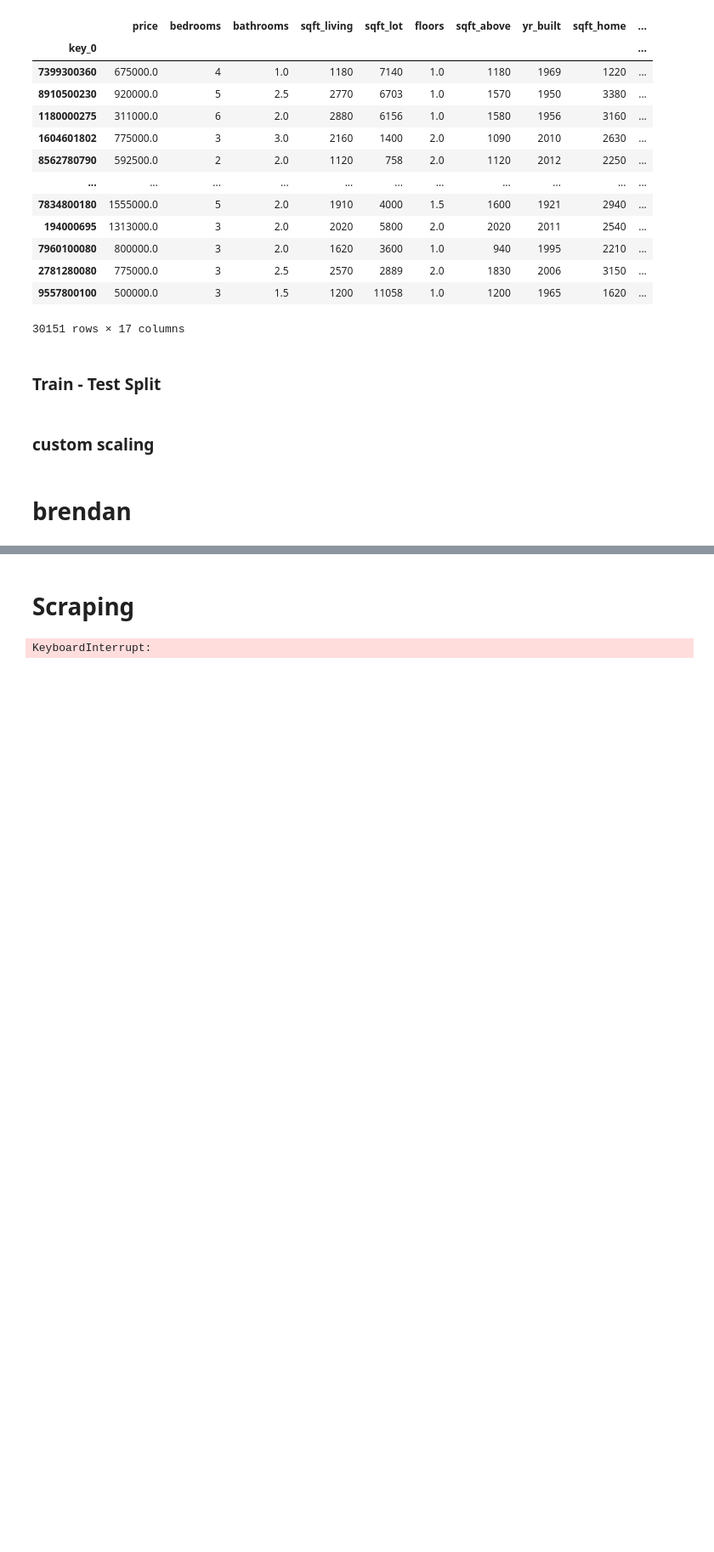
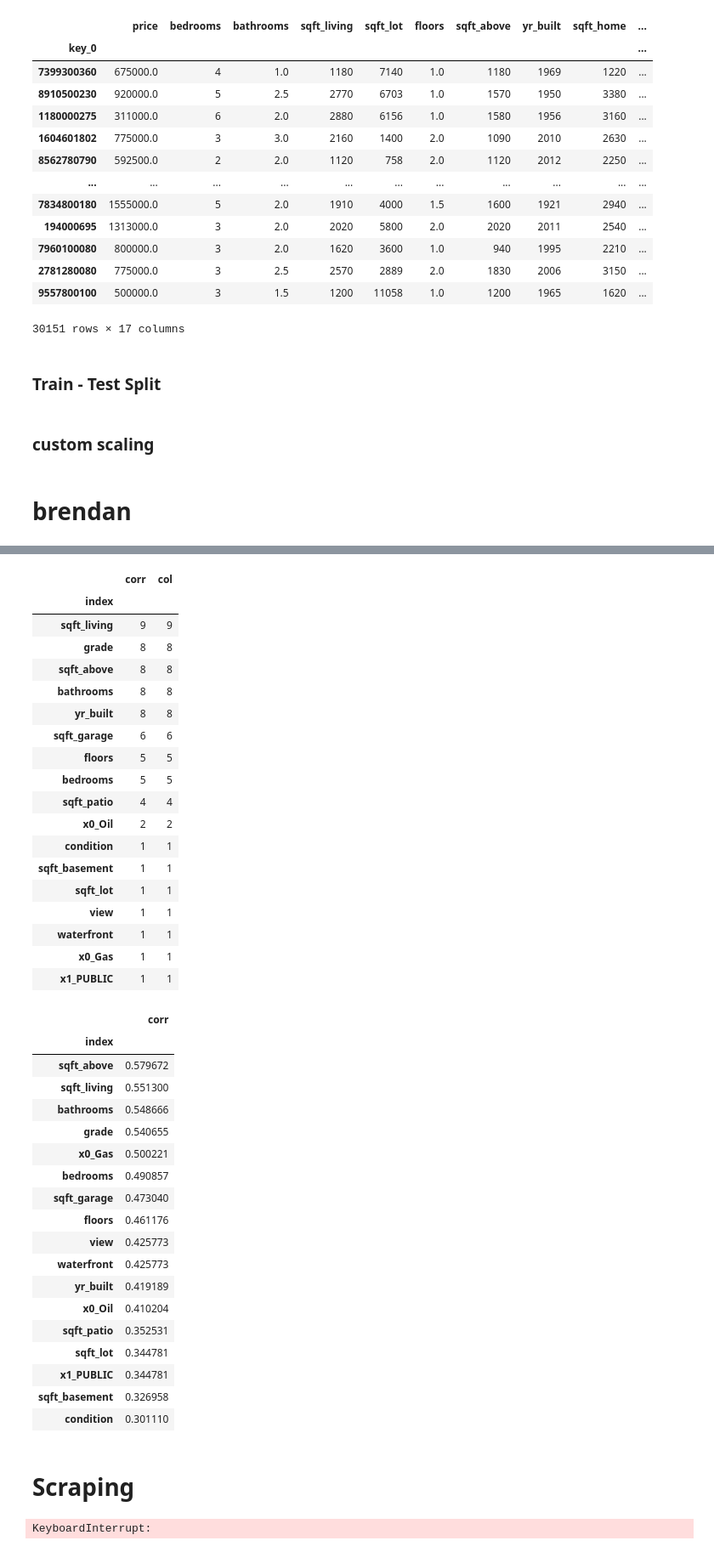
Before and after one commit to alexanderdaffara/HousingSalesRegression, a Jupyter notebook: Alex_Notebook.ipynb, the cells around one changed output, grey strips where cells are left out. Shown at 85% size. Cells and saved outputs as stored; diff of their text form; code cells hidden in the pictures; blank space fills up the shorter version.

```diff
--- a/Alex_Notebook.ipynb
+++ b/Alex_Notebook.ipynb
@@ -1335,0 +1426,10 @@ lr.score(model_df, y[['price']])
+# %%
+corr_df = X_train.corr().abs()
+count = 0
+top_corrs = pd.DataFrame(columns=['corr','index','col'])
+for index in corr_df.index:
+    for col in corr_df.columns:
+        if corr_df.loc[index,col] > .3 and corr_df.loc[index,col] != 1:
+            top_corrs.loc[top_corrs.shape[0]+1] = [corr_df.loc[index,col], index, col]
+            count += 1
+print(count)
@@ -1336,3 +1452,47 @@ lr.score(model_df, y[['price']])
+# %%
+with pd.option_context('display.max_rows', None, 'display.max_columns', None):  # more options can be specified also
+    # display(top_corrs.sort_values(by='corr', ascending=False))
+    display(top_corrs.groupby('index').count().sort_values(by='col', ascending=False))
+    display(top_corrs.groupby('index').mean().sort_values(by='corr', ascending=False))
+# %% [output]
+|  | corr | col |
+| index |  |  |
+| sqft_living | 9 | 9 |
+| grade | 8 | 8 |
+| sqft_above | 8 | 8 |
+| bathrooms | 8 | 8 |
+| yr_built | 8 | 8 |
+| sqft_garage | 6 | 6 |
+| floors | 5 | 5 |
+| bedrooms | 5 | 5 |
+| sqft_patio | 4 | 4 |
+| x0_Oil | 2 | 2 |
+| condition | 1 | 1 |
+| sqft_basement | 1 | 1 |
+| sqft_lot | 1 | 1 |
+| view | 1 | 1 |
+| waterfront | 1 | 1 |
+| x0_Gas | 1 | 1 |
+| x1_PUBLIC | 1 | 1 |
+|  | corr |
+| index |  |
+| sqft_above | 0.579672 |
+| sqft_living | 0.551300 |
+| bathrooms | 0.548666 |
+| grade | 0.540655 |
+| x0_Gas | 0.500221 |
+| bedrooms | 0.490857 |
+| sqft_garage | 0.473040 |
+| floors | 0.461176 |
+| view | 0.425773 |
+| waterfront | 0.425773 |
+| yr_built | 0.419189 |
+| x0_Oil | 0.410204 |
+| sqft_patio | 0.352531 |
+| sqft_lot | 0.344781 |
+| x1_PUBLIC | 0.344781 |
+| sqft_basement | 0.326958 |
+| condition | 0.301110 |
 # %% [markdown]
 # Scraping
 # %%
```
Also changed, not shown: parts of 17 cells of this notebook.
